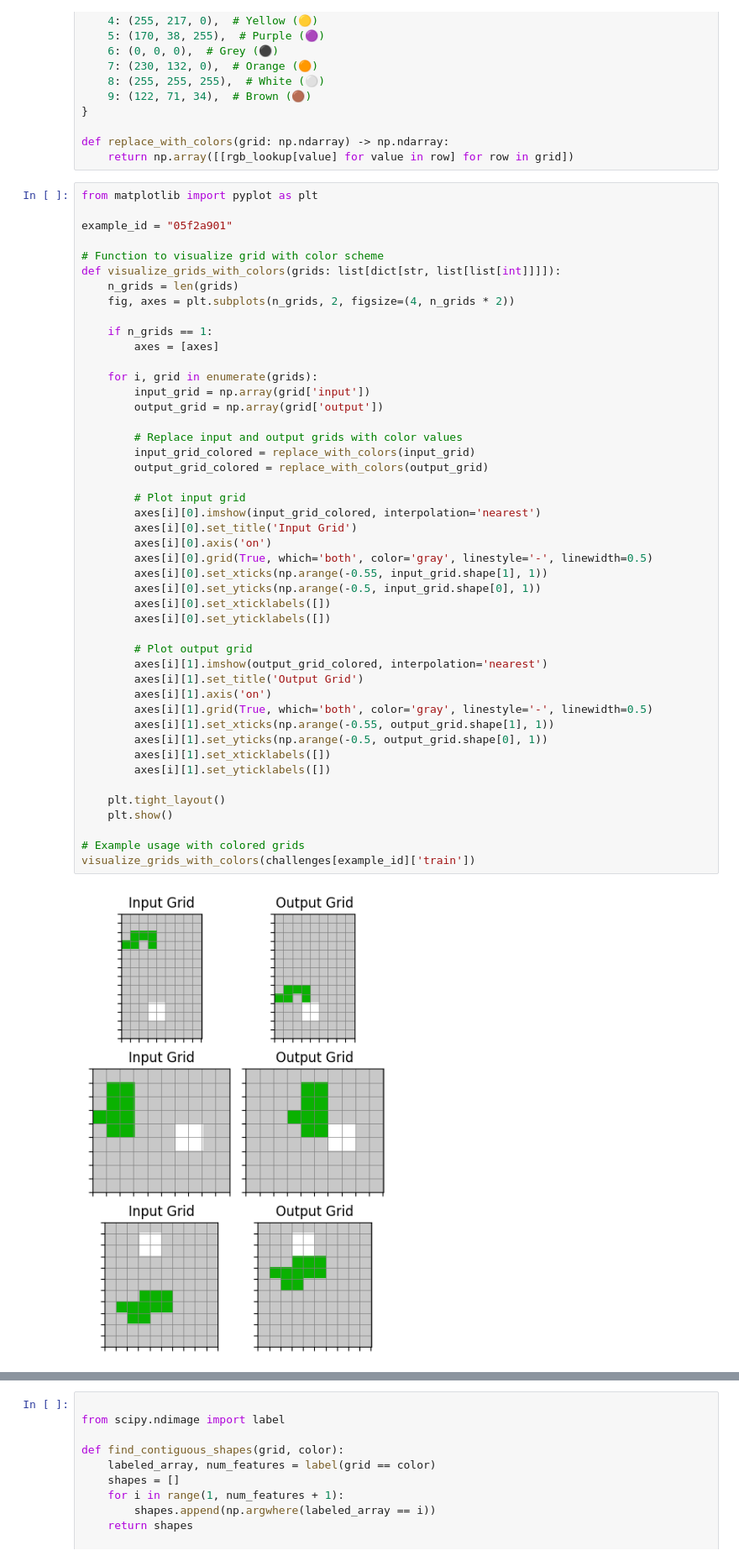
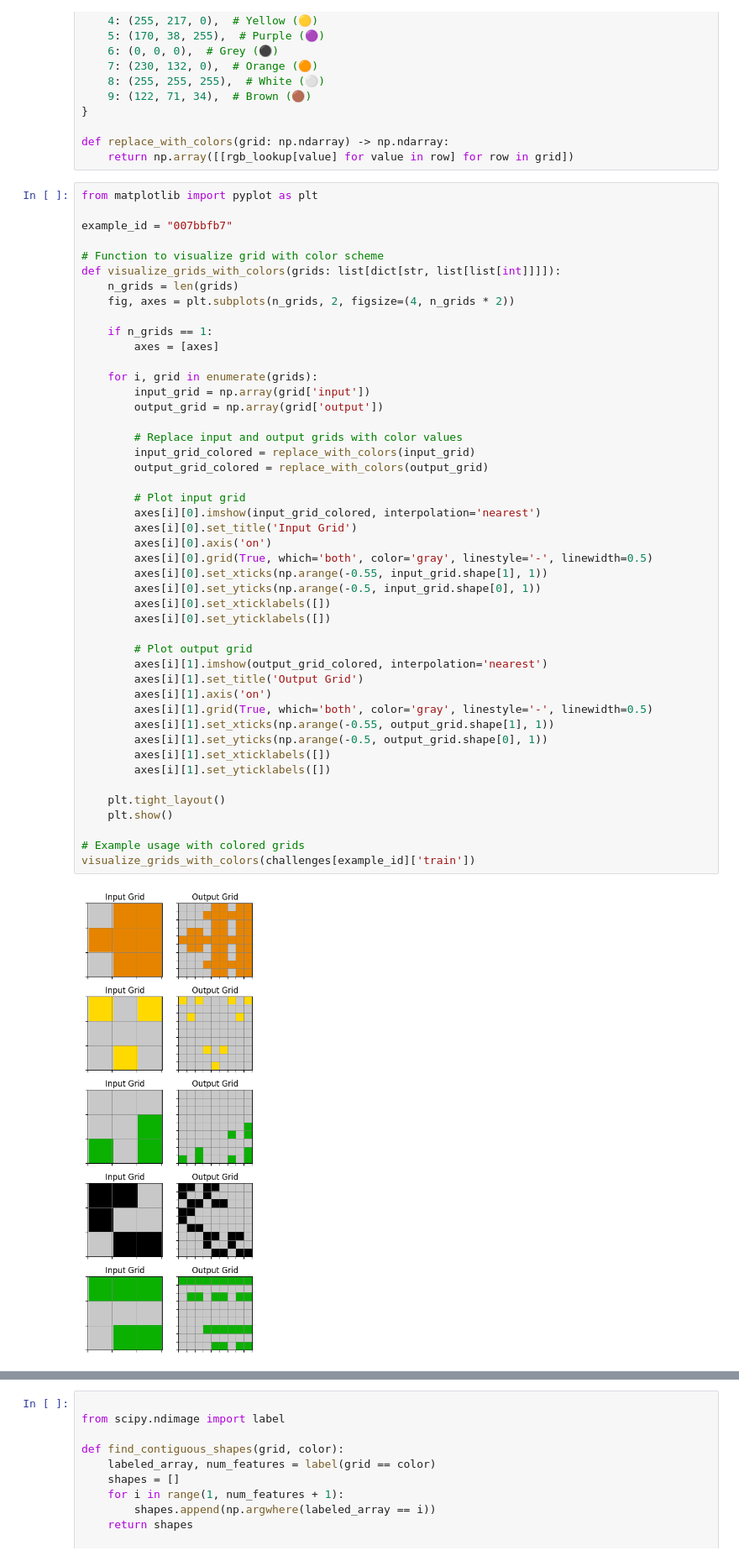
Before and after one commit to christianjensen2903/ARC-Challenge, a Jupyter notebook: preprocessing.ipynb, the cells around one changed output, grey strips where cells are left out. Shown: that part at 84% size. Saved outputs shown, nothing was run; the diff lists cells and outputs as text.

```diff
--- a/preprocessing.ipynb
+++ b/preprocessing.ipynb
@@ -31,7 +31,7 @@ def replace_with_colors(grid: np.ndarray) -> np.ndarray:
 # %%
 from matplotlib import pyplot as plt
 
-example_id = "05f2a901"
+example_id = "007bbfb7"
 
 # Function to visualize grid with color scheme
 def visualize_grids_with_colors(grids: list[dict[str, list[list[int]]]]):
@@ -48,31 +48,31 @@ def visualize_grids_with_colors(grids: list[dict[str, list[list[int]]]]):
         # Replace input and output grids with color values
         input_grid_colored = replace_with_colors(input_grid)
         output_grid_colored = replace_with_colors(output_grid)
 
         # Plot input grid
         axes[i][0].imshow(input_grid_colored, interpolation='nearest')
         axes[i][0].set_title('Input Grid')
         axes[i][0].axis('on')
         axes[i][0].grid(True, which='both', color='gray', linestyle='-', linewidth=0.5)
         axes[i][0].set_xticks(np.arange(-0.55, input_grid.shape[1], 1))
         axes[i][0].set_yticks(np.arange(-0.5, input_grid.shape[0], 1))
         axes[i][0].set_xticklabels([])
         axes[i][0].set_yticklabels([])
 
         # Plot output grid
         axes[i][1].imshow(output_grid_colored, interpolation='nearest')
         axes[i][1].set_title('Output Grid')
         axes[i][1].axis('on')
         axes[i][1].grid(True, which='both', color='gray', linestyle='-', linewidth=0.5)
         axes[i][1].set_xticks(np.arange(-0.55, output_grid.shape[1], 1))
         axes[i][1].set_yticks(np.arange(-0.5, output_grid.shape[0], 1))
         axes[i][1].set_xticklabels([])
         axes[i][1].set_yticklabels([])
 
     plt.tight_layout()
     plt.show()
 
 # Example usage with colored grids
 visualize_grids_with_colors(challenges[example_id]['train'])
 # %% [output]
-[figure, old version]
+[figure, new version]
```
Also changed, not shown: parts of 3 cells of this notebook, 5 other files.
